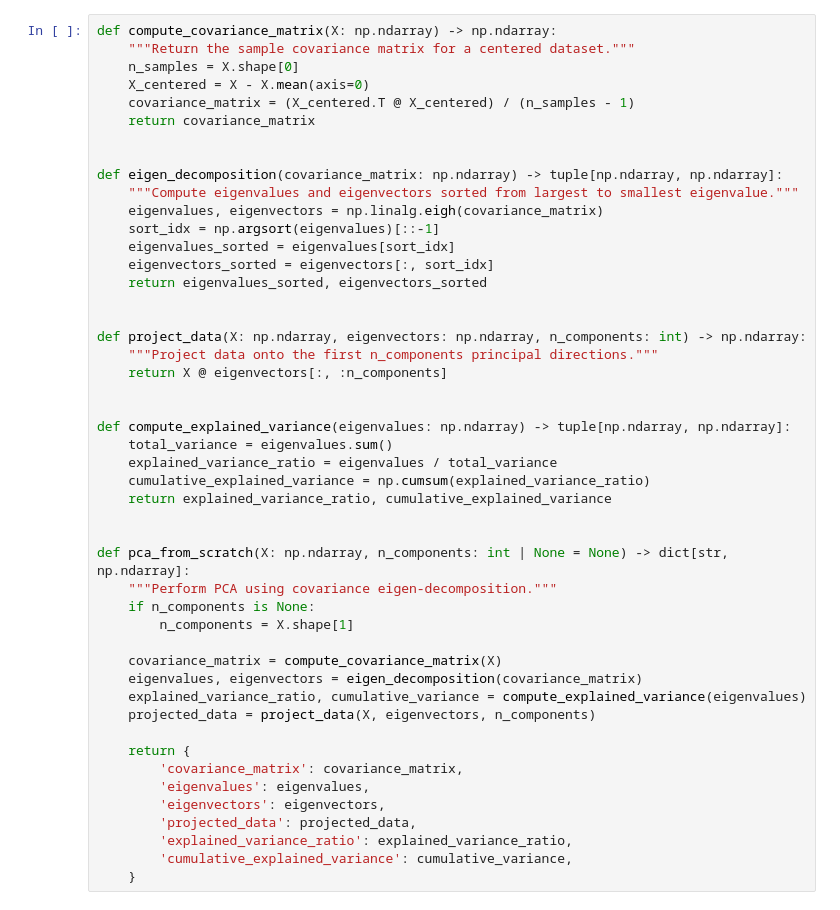
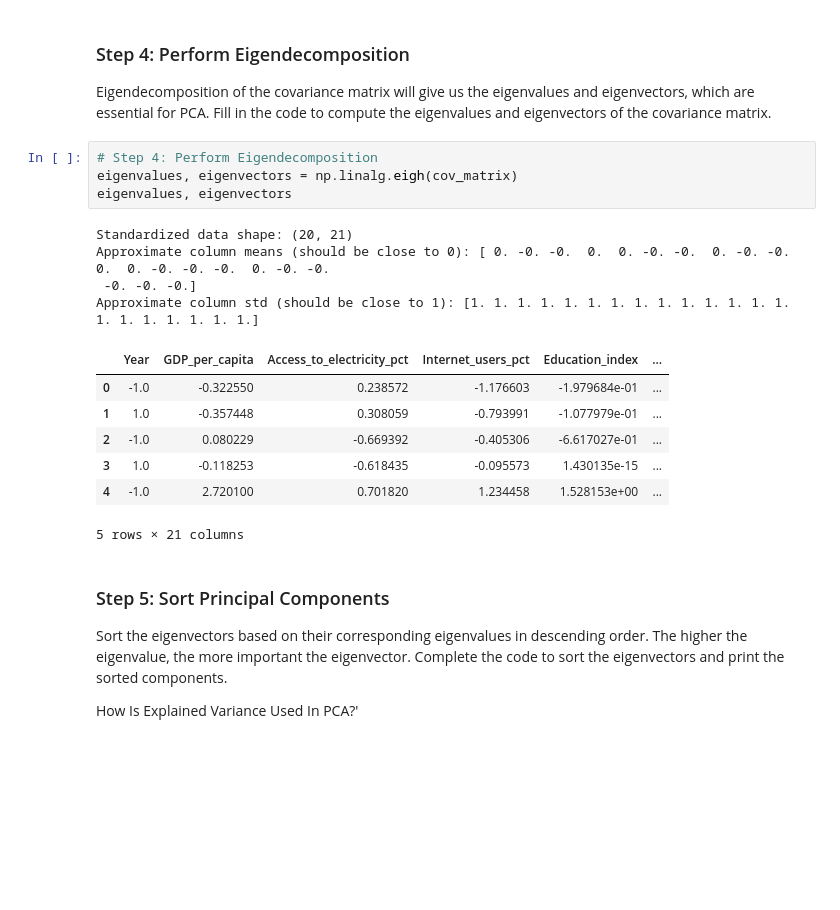
Before and after one commit to Miranics/PCA-Formative-Assignment, a Jupyter notebook: notebooks/pca_formative_assignment.ipynb, the cells around one changed output. Drawn from its saved outputs; the diff is of its cells as text; blank space fills up the shorter version.

```diff
--- a/notebooks/pca_formative_assignment.ipynb
+++ b/notebooks/pca_formative_assignment.ipynb
@@ -55,49 +69,27 @@ We compute the covariance matrix of the standardized data, perform eigen-decompo
+# %% [markdown]
+### Step 4: Perform Eigendecomposition
+Eigendecomposition of the covariance matrix will give us the eigenvalues and eigenvectors, which are essential for PCA.
+Fill in the code to compute the eigenvalues and eigenvectors of the covariance matrix.
 # %%
-def compute_covariance_matrix(X: np.ndarray) -> np.ndarray:
-    """Return the sample covariance matrix for a centered dataset."""
-    n_samples = X.shape[0]
-    X_centered = X - X.mean(axis=0)
-    covariance_matrix = (X_centered.T @ X_centered) / (n_samples - 1)
-    return covariance_matrix
-
-
-def eigen_decomposition(covariance_matrix: np.ndarray) -> tuple[np.ndarray, np.ndarray]:
-    """Compute eigenvalues and eigenvectors sorted from largest to smallest eigenvalue."""
-    eigenvalues, eigenvectors = np.linalg.eigh(covariance_matrix)
-    sort_idx = np.argsort(eigenvalues)[::-1]
-    eigenvalues_sorted = eigenvalues[sort_idx]
-    eigenvectors_sorted = eigenvectors[:, sort_idx]
-    return eigenvalues_sorted, eigenvectors_sorted
-
-
-def project_data(X: np.ndarray, eigenvectors: np.ndarray, n_components: int) -> np.ndarray:
-    """Project data onto the first n_components principal directions."""
-    return X @ eigenvectors[:, :n_components]
-
-
-def compute_explained_variance(eigenvalues: np.ndarray) -> tuple[np.ndarray, np.ndarray]:
-    total_variance = eigenvalues.sum()
-    explained_variance_ratio = eigenvalues / total_variance
-    cumulative_explained_variance = np.cumsum(explained_variance_ratio)
-    return explained_variance_ratio, cumulative_explained_variance
-
-
-def pca_from_scratch(X: np.ndarray, n_components: int | None = None) -> dict[str, np.ndarray]:
-    """Perform PCA using covariance eigen-decomposition."""
-    if n_components is None:
-        n_components = X.shape[1]
-
-    covariance_matrix = compute_covariance_matrix(X)
-    eigenvalues, eigenvectors = eigen_decomposition(covariance_matrix)
-    explained_variance_ratio, cumulative_variance = compute_explained_variance(eigenvalues)
-    projected_data = project_data(X, eigenvectors, n_components)
-
-    return {
-        'covariance_matrix': covariance_matrix,
-        'eigenvalues': eigenvalues,
-        'eigenvectors': eigenvectors,
-        'projected_data': projected_data,
-        'explained_variance_ratio': explained_variance_ratio,
-        'cumulative_explained_variance': cumulative_variance,
-    }
+# Step 4: Perform Eigendecomposition
+eigenvalues, eigenvectors = np.linalg.eigh(cov_matrix)
+eigenvalues, eigenvectors
+# %% [output]
+Standardized data shape: (20, 21)
+Approximate column means (should be close to 0): [ 0. -0. -0.  0.  0. -0. -0.  0. -0. -0.  0.  0. -0. -0. -0.  0. -0. -0.
+ -0. -0. -0.]
+Approximate column std (should be close to 1): [1. 1. 1. 1. 1. 1. 1. 1. 1. 1. 1. 1. 1. 1. 1. 1. 1. 1. 1. 1. 1.]
+|  | Year | GDP_per_capita | Access_to_electricity_pct | Internet_users_pct | Education_index | ... |
+| 0 | -1.0 | -0.322550 | 0.238572 | -1.176603 | -1.979684e-01 | ... |
+| 1 | 1.0 | -0.357448 | 0.308059 | -0.793991 | -1.077979e-01 | ... |
+| 2 | -1.0 | 0.080229 | -0.669392 | -0.405306 | -6.617027e-01 | ... |
+| 3 | 1.0 | -0.118253 | -0.618435 | -0.095573 | 1.430135e-15 | ... |
+| 4 | -1.0 | 2.720100 | 0.701820 | 1.234458 | 1.528153e+00 | ... |
+5 rows × 21 columns
+# %% [markdown]
+### Step 5: Sort Principal Components
+Sort the eigenvectors based on their corresponding eigenvalues in descending order. The higher the eigenvalue, the more important the eigenvector.
+Complete the code to sort the eigenvectors and print the sorted components.
+
+<a url ='https://www.youtube.com/watch?v=vaF-1xUEXsA&t=17s'>How Is Explained Variance Used In PCA?'<a/>
 # %%
```
Also changed, not shown: parts of 23 cells of this notebook.
